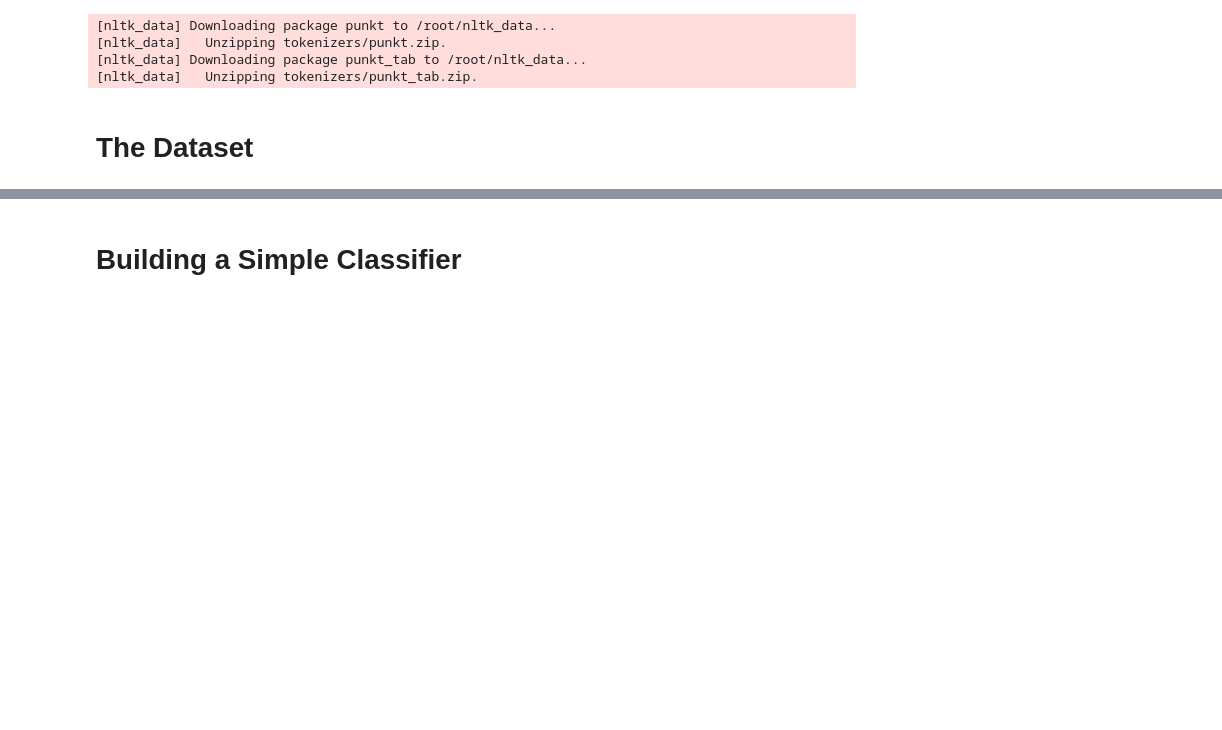
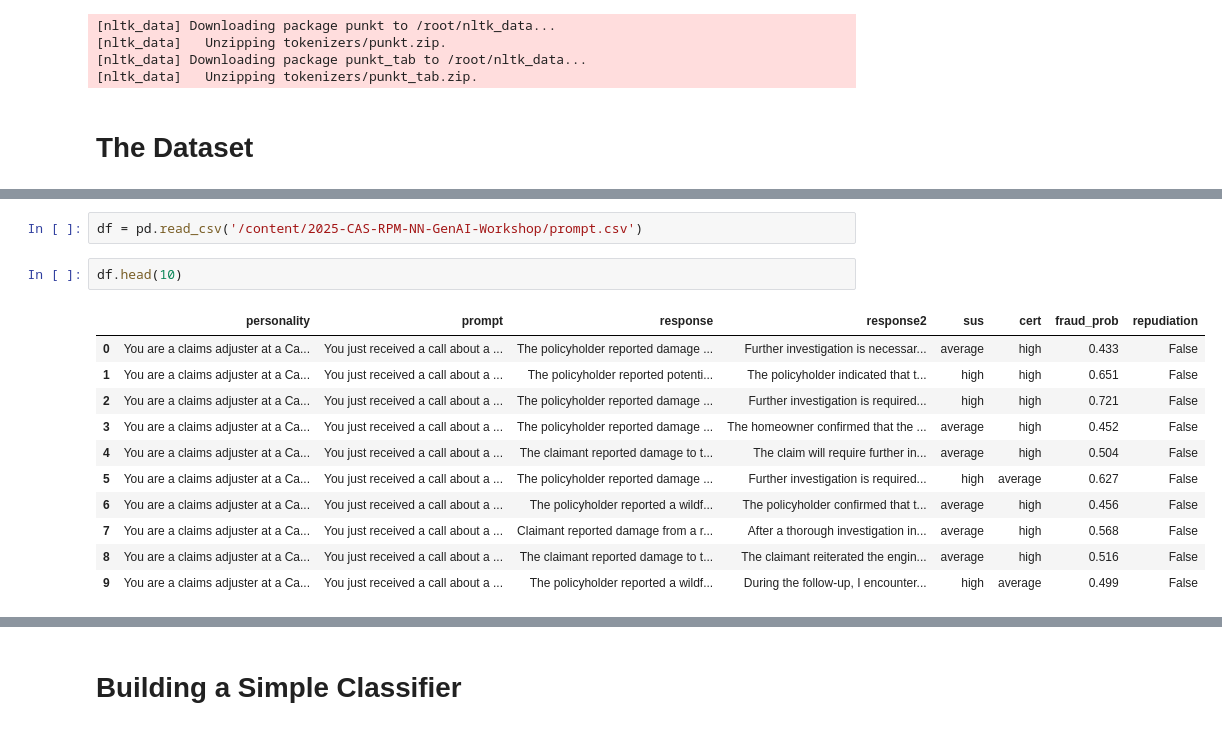
Before and after one commit to bettyzhu912/2025-CAS-RPM-NN-GenAI-Workshop, a Jupyter notebook: CAS_RPM_Workshop_2025.ipynb, the cells around one changed output, grey strips where cells are left out. Drawn from its saved outputs; the diff is of its cells as text; blank space fills up the shorter version.

```diff
--- a/CAS_RPM_Workshop_2025.ipynb
+++ b/CAS_RPM_Workshop_2025.ipynb
@@ -142,0 +54,16 @@ class FeaturizedDataLoader:
+# %%
+df = pd.read_csv('/content/2025-CAS-RPM-NN-GenAI-Workshop/prompt.csv')
+# %%
+df.head(10)
+# %% [output]
+|  | personality | prompt | response | response2 | sus | cert | fraud_prob | repudiation |
+| 0 | You are a claims adjuster at a Ca... | You just received a call about a ... | The policyholder reported damage ... | Further investigation is necessar... | average | high | 0.433 | False |
+| 1 | You are a claims adjuster at a Ca... | You just received a call about a ... | The policyholder reported potenti... | The policyholder indicated that t... | high | high | 0.651 | False |
+| 2 | You are a claims adjuster at a Ca... | You just received a call about a ... | The policyholder reported damage ... | Further investigation is required... | high | high | 0.721 | False |
+| 3 | You are a claims adjuster at a Ca... | You just received a call about a ... | The policyholder reported damage ... | The homeowner confirmed that the ... | average | high | 0.452 | False |
+| 4 | You are a claims adjuster at a Ca... | You just received a call about a ... | The claimant reported damage to t... | The claim will require further in... | average | high | 0.504 | False |
+| 5 | You are a claims adjuster at a Ca... | You just received a call about a ... | The policyholder reported damage ... | Further investigation is required... | high | average | 0.627 | False |
+| 6 | You are a claims adjuster at a Ca... | You just received a call about a ... | The policyholder reported a wildf... | The policyholder confirmed that t... | average | high | 0.456 | False |
+| 7 | You are a claims adjuster at a Ca... | You just received a call about a ... | Claimant reported damage from a r... | After a thorough investigation in... | average | high | 0.568 | False |
+| 8 | You are a claims adjuster at a Ca... | You just received a call about a ... | The claimant reported damage to t... | The claimant reiterated the engin... | average | high | 0.516 | False |
+| 9 | You are a claims adjuster at a Ca... | You just received a call about a ... | The policyholder reported a wildf... | During the follow-up, I encounter... | high | average | 0.499 | False |
```
Also changed, not shown: parts of 25 cells of this notebook.
